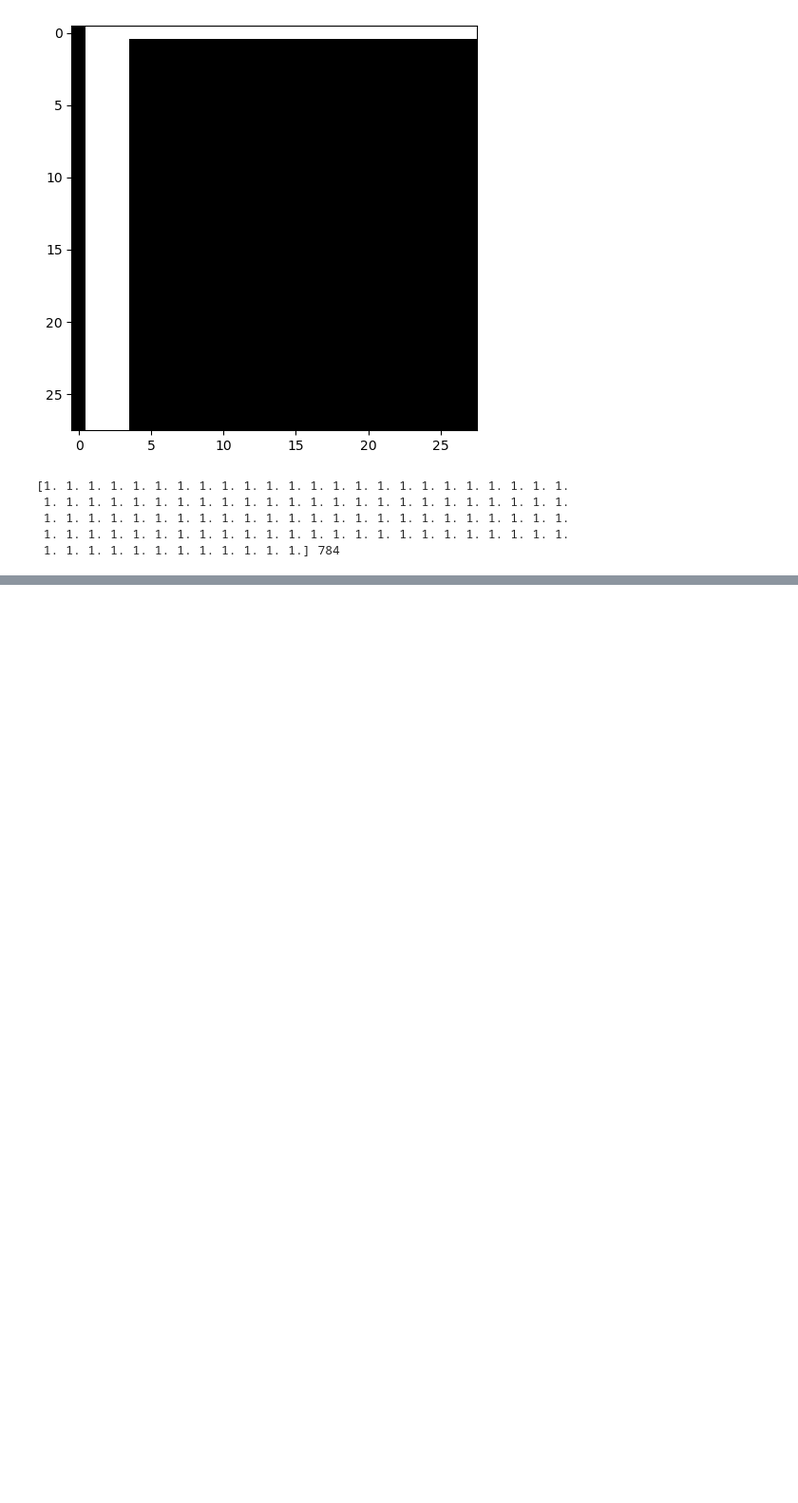
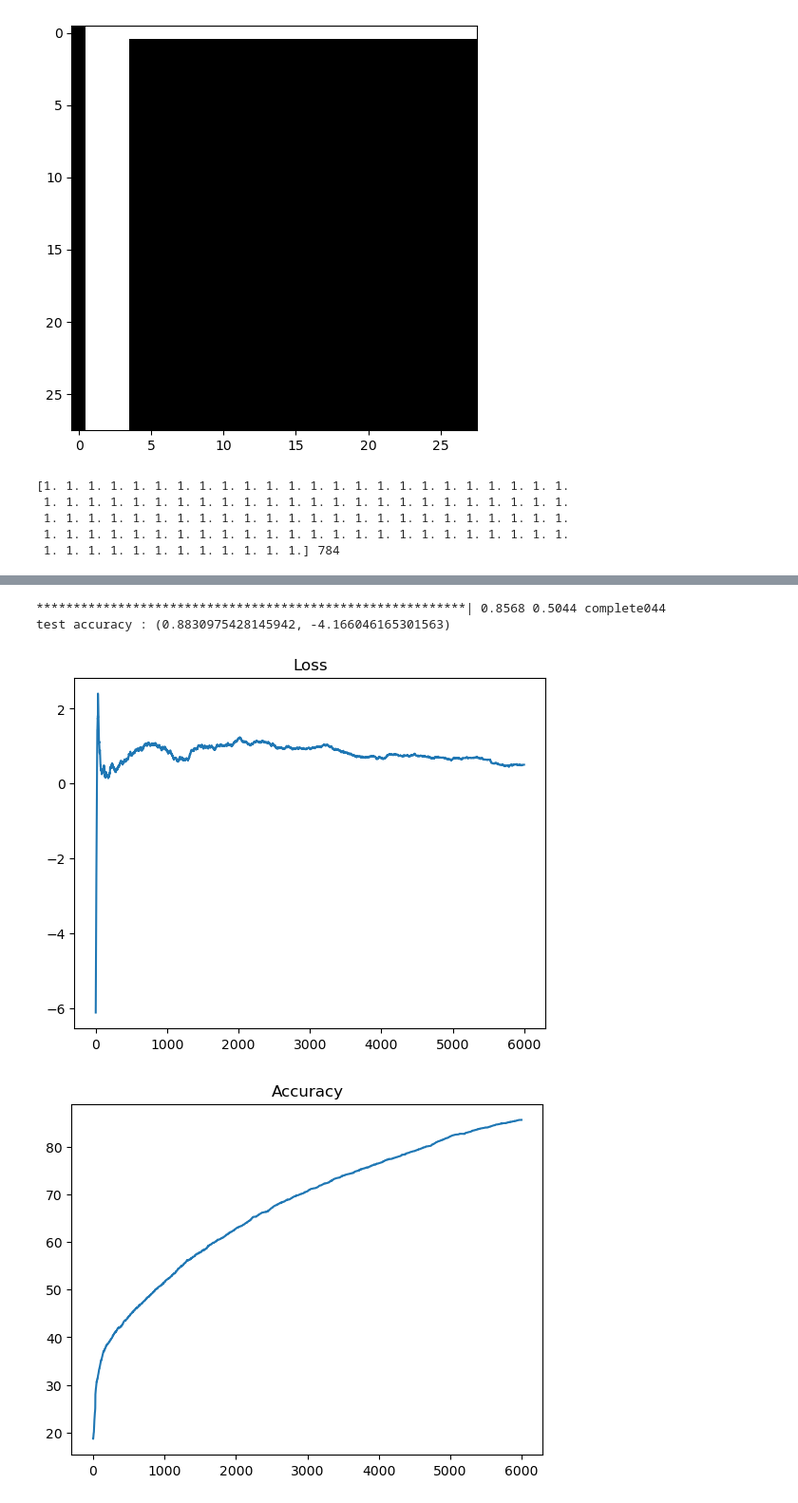
Before and after one commit to krypticlogan/sudoku_model, a Jupyter notebook: book.ipynb, the cells around one changed output, grey strips where cells are left out. Shown at 95% size. Drawn from its saved outputs; the diff is of its cells as text; code cells hidden in the pictures; blank space fills up the shorter version.

```diff
--- a/book.ipynb
+++ b/book.ipynb
@@ -419,2 +498,23 @@ ValueError: not enough values to unpack (expected 10, got 8)
+# %%
+digit_rate = .08
+w1, b1, w2, b2, w3, b3, digiLossY, accY = minibatchGD(x=x_digit_train, y=digit_labels.astype(int), epochs=6000, batch_size=int(x_digit_train.shape[1]), rate=digit_rate, w1=w1, b1=b1, w2=w2, b2=b2, w3=w3, b3=b3)
+# w1, b1, w2, b2, w3, b3, digiLossY, accY = minibatchGD(x=x_digit_train, y=digit_labels.astype(int), epochs=2000, batch_size=512, rate=digit_rate, w1=w1, b1=b1, w2=w2, b2=b2, w3=w3, b3=b3)
+# w1, b1, w2, b2, w3, b3, digiLossY2, accY2 = gradient_descent(x_digit_train, digit_labels.astype(int), 1000, digit_rate-.01, w1, b1, w2, b2, w3, b3)
+# w1, b1, w2, b2, w3, b3, digiLossY3, accY3 = gradient_descent(x_digit_train, digit_labels.astype(int), 300, .07, w1, b1, w2, b2, w3, b3)
+preds = make_predictions(x_digit_test, w1, b1, w2, b2, w3, b3)
+
+print(f'test accuracy : {get_accuracy(preds, digit_test_labels)}')
+
+plt.plot(digiLossY)
+plt.title('Loss')
+plt.show()
+plt.plot(accY*100)
+plt.title('Accuracy')
+plt.show()
+# %% [output]
+**********************************************************| 0.8568 0.5044 complete044
+test accuracy : (0.8830975428145942, -4.166046165301563)
+[figure, added]
+[figure, added]
 # %%
 
```
Also changed, not shown: parts of 9 cells of this notebook, 10 other files.
